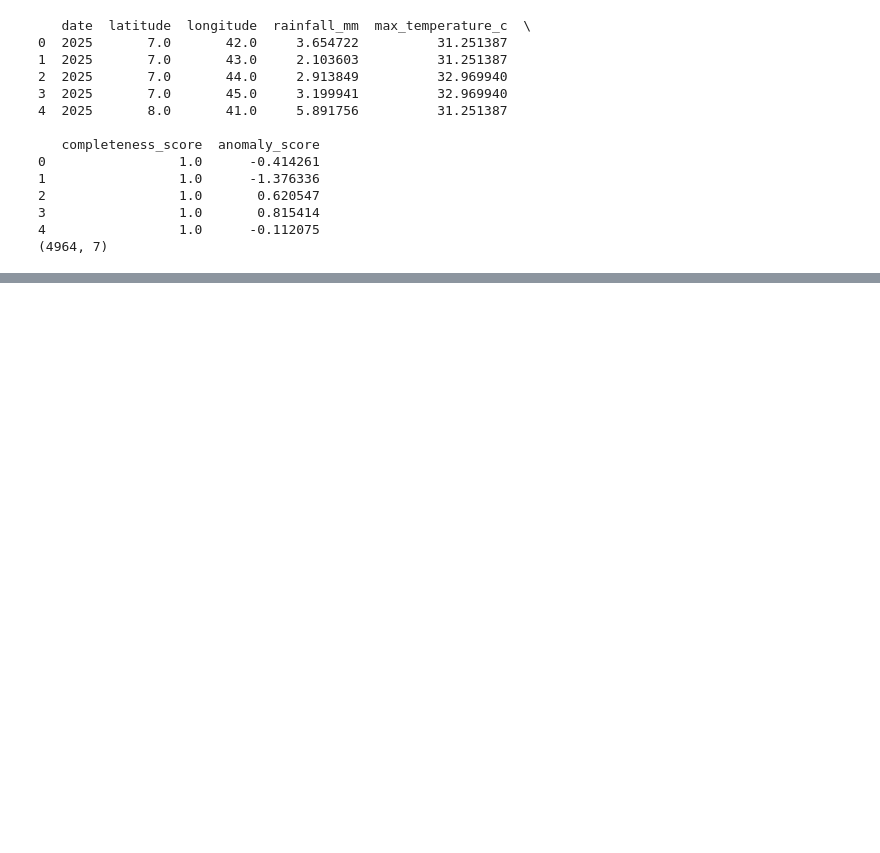
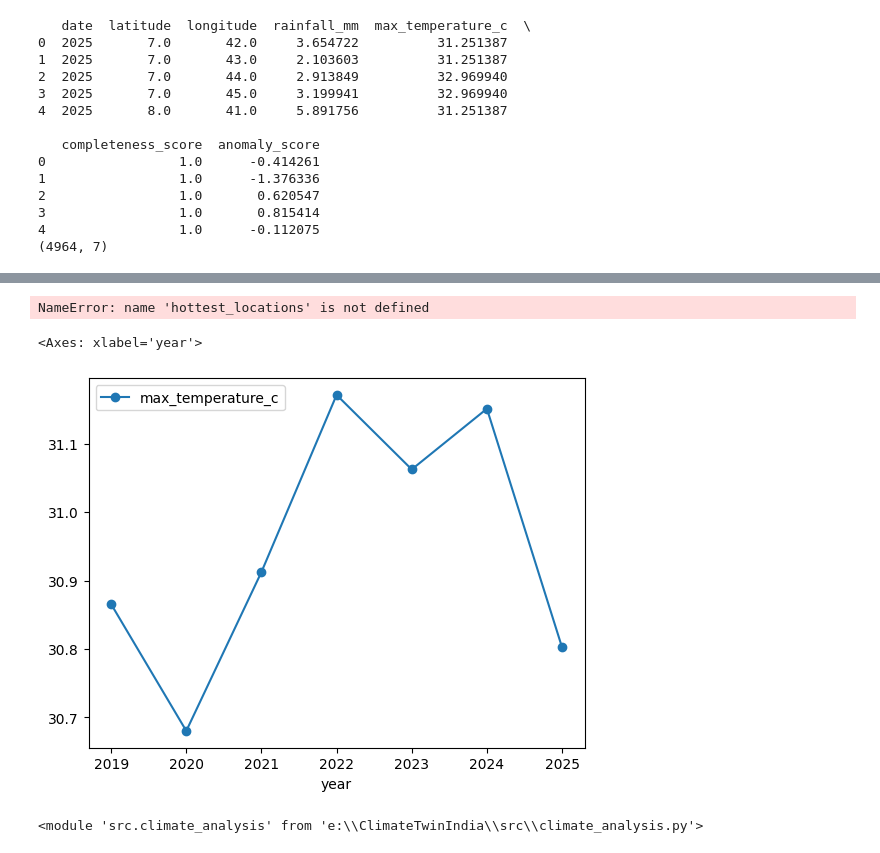
Before and after one commit to aadityat23/ClimateTwinIndia, a Jupyter notebook: notebooks/01_imd_exploration.ipynb, the cells around one changed output, grey strips where cells are left out. Cells and saved outputs as stored; diff of their text form; code cells hidden in the pictures; blank space fills up the shorter version.

Commit message:
Add hotspot detection and risk analysis

```diff
--- a/notebooks/01_imd_exploration.ipynb
+++ b/notebooks/01_imd_exploration.ipynb
@@ -1504,0 +1512,7 @@ print(df.shape)
+# %%
+def rainfall_idx_to_latlon(i, j):
+    lat = 38.5 - (i * 0.25)
+    lon = 66.5 + (j * 0.25)
+    return lat, lon
+
+print(rainfall_idx_to_latlon(7, 42))
@@ -1504,0 +1668,9 @@ print(df.shape)
+# %%
+from src.climate_database import save_climate_database
+
+df = save_climate_database(
+    states,
+    "../data/processed/climate_states_2025.csv"
+)
+
+print(df.shape)
@@ -1504,0 +1723,9 @@ print(df.shape)
+# %%
+def annual_temperature_trend(df):
+
+    return (
+        df.groupby("year")
+        ["max_temperature_c"]
+        .mean()
+        .reset_index()
+    )
@@ -1504,0 +1774,12 @@ print(df.shape)
+# %%
+from importlib import reload
+import src.climate_analysis
+
+reload(src.climate_analysis)
+
+from src.climate_analysis import load_all_years
+
+df = load_all_years()
+
+print(df.shape)
+df.head()
@@ -1504,0 +1857,22 @@ print(df.shape)
+# %%
+hottest_locations(df)
+# %% [output]
+NameError: name 'hottest_locations' is not defined
+# %%
+temp_trend = annual_temperature_trend(df)
+
+temp_trend.plot(
+    x="year",
+    y="max_temperature_c",
+    marker="o"
+)
+# %% [output]
+<Axes: xlabel='year'>
+[figure, added]
+# %%
+from importlib import reload
+import src.climate_analysis
+
+reload(src.climate_analysis)
+# %% [output]
+<module 'src.climate_analysis' from 'e:\\ClimateTwinIndia\\src\\climate_analysis.py'>
```
Also changed, not shown: parts of 69 cells of this notebook, 12 other files.
